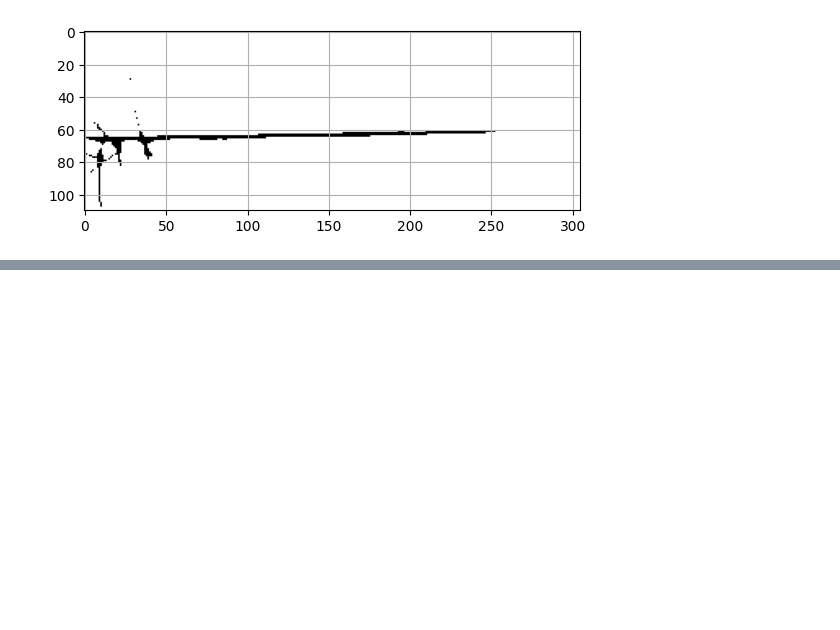
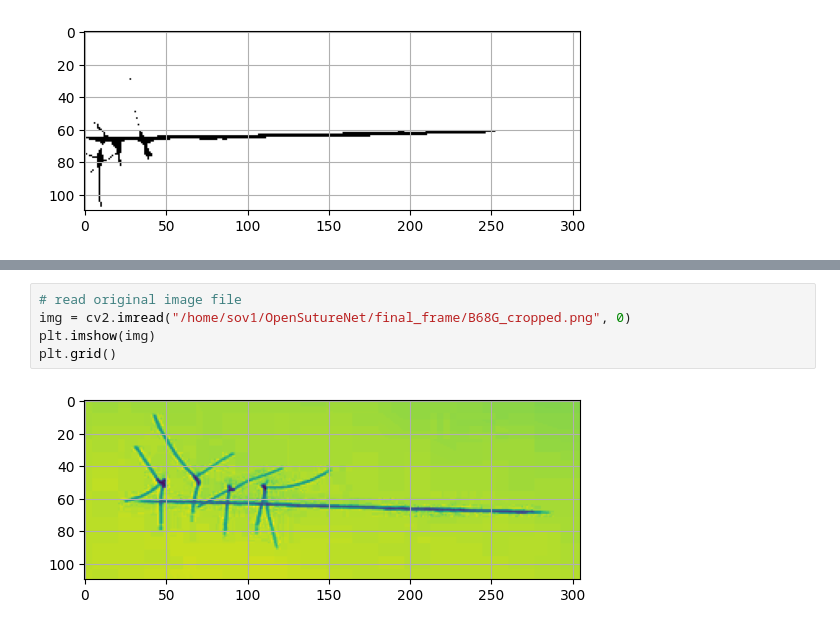
Before and after one commit to Napwillcode8848/OpenSutureNet, a Jupyter notebook: experiment2.ipynb, the cells around one changed output, grey strips where cells are left out. Saved outputs shown, nothing was run; the diff lists cells and outputs as text; blank space fills up the shorter version.

```diff
--- a/experiment2.ipynb
+++ b/experiment2.ipynb
@@ -53,0 +149,7 @@ plot_stitch("/home/sov1/OpenSutureNet/final_frame/A40E_cropped.png")
+# %%
+# read original image file
+img = cv2.imread("/home/sov1/OpenSutureNet/final_frame/B68G_cropped.png", 0)
+plt.imshow(img)
+plt.grid()
+# %% [output]
+[figure, added]
```
Also changed, not shown: parts of 14 cells of this notebook.
